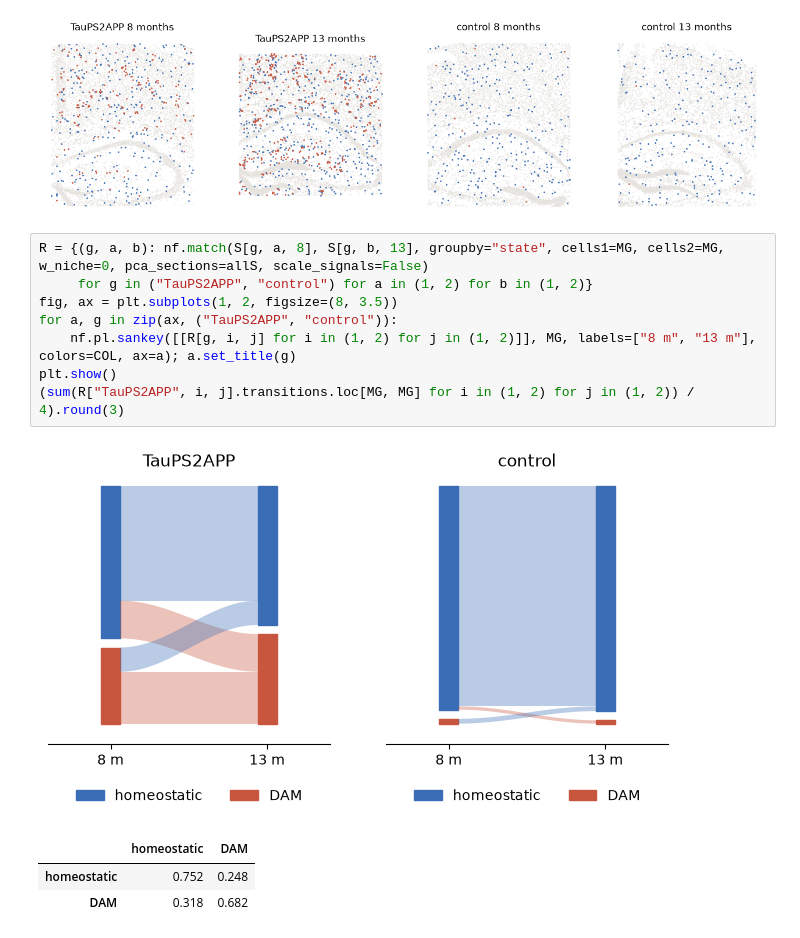
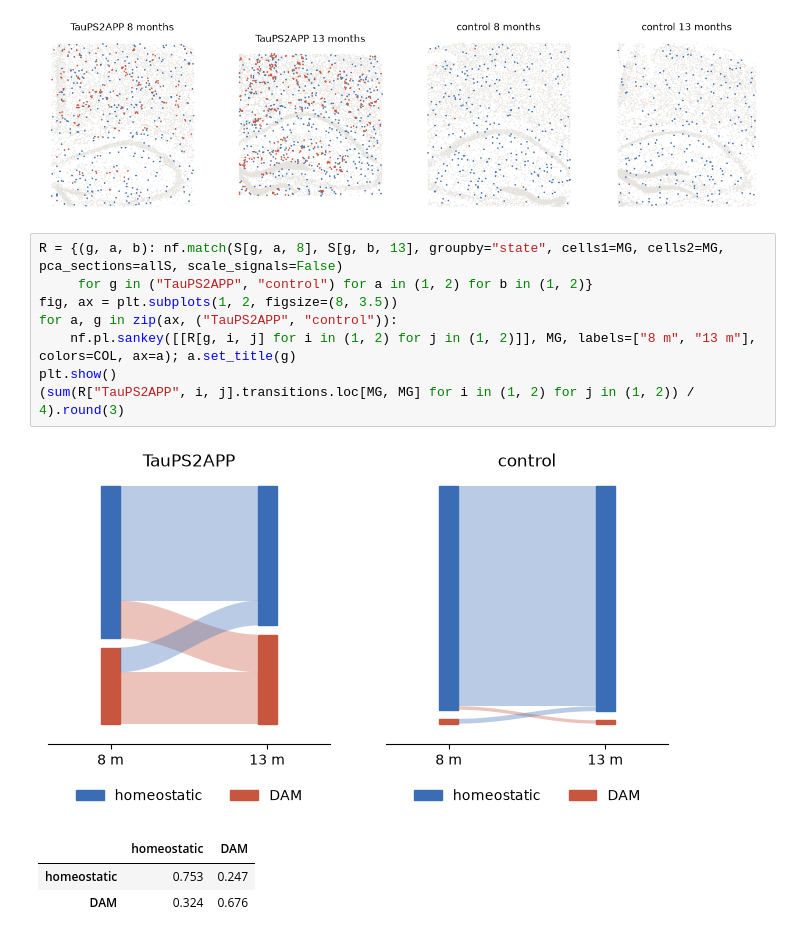
Before and after one commit to jiang-junyao/Niche-FATE, a Jupyter notebook: tutorials/2_alzheimers_microglia.ipynb, the cells around one changed output. Saved outputs shown, nothing was run; the diff lists cells and outputs as text.

```diff
--- a/tutorials/2_alzheimers_microglia.ipynb
+++ b/tutorials/2_alzheimers_microglia.ipynb
@@ -91,15 +97,15 @@ plt.show()
 niche computed for 8 sections: [8186, 10372, 8202, 9634, 8506, 8034, 9803, 9428] cells
 [figure]
 # %%
-R = {(g, a, b): nf.match(S[g, a, 8], S[g, b, 13], groupby="state", cells1=MG, cells2=MG, w_niche=0, pca_sections=allS, scale_signals=False)
+R = {(g, a, b): nf.match(S[g, a, 8], S[g, b, 13], groupby="state", cells1=MG, cells2=MG, pca_sections=allS, scale_signals=False)
      for g in ("TauPS2APP", "control") for a in (1, 2) for b in (1, 2)}
 fig, ax = plt.subplots(1, 2, figsize=(8, 3.5))
 for a, g in zip(ax, ("TauPS2APP", "control")):
     nf.pl.sankey([[R[g, i, j] for i in (1, 2) for j in (1, 2)]], MG, labels=["8 m", "13 m"], colors=COL, ax=a); a.set_title(g)
 plt.show()
 (sum(R["TauPS2APP", i, j].transitions.loc[MG, MG] for i in (1, 2) for j in (1, 2)) / 4).round(3)
 # %% [output]
 [figure]
 |  | homeostatic | DAM |
-| homeostatic | 0.752 | 0.248 |
-| DAM | 0.318 | 0.682 |
+| homeostatic | 0.753 | 0.247 |
+| DAM | 0.324 | 0.676 |
```
Also changed, not shown: parts of 12 cells of this notebook, 11 other files.
